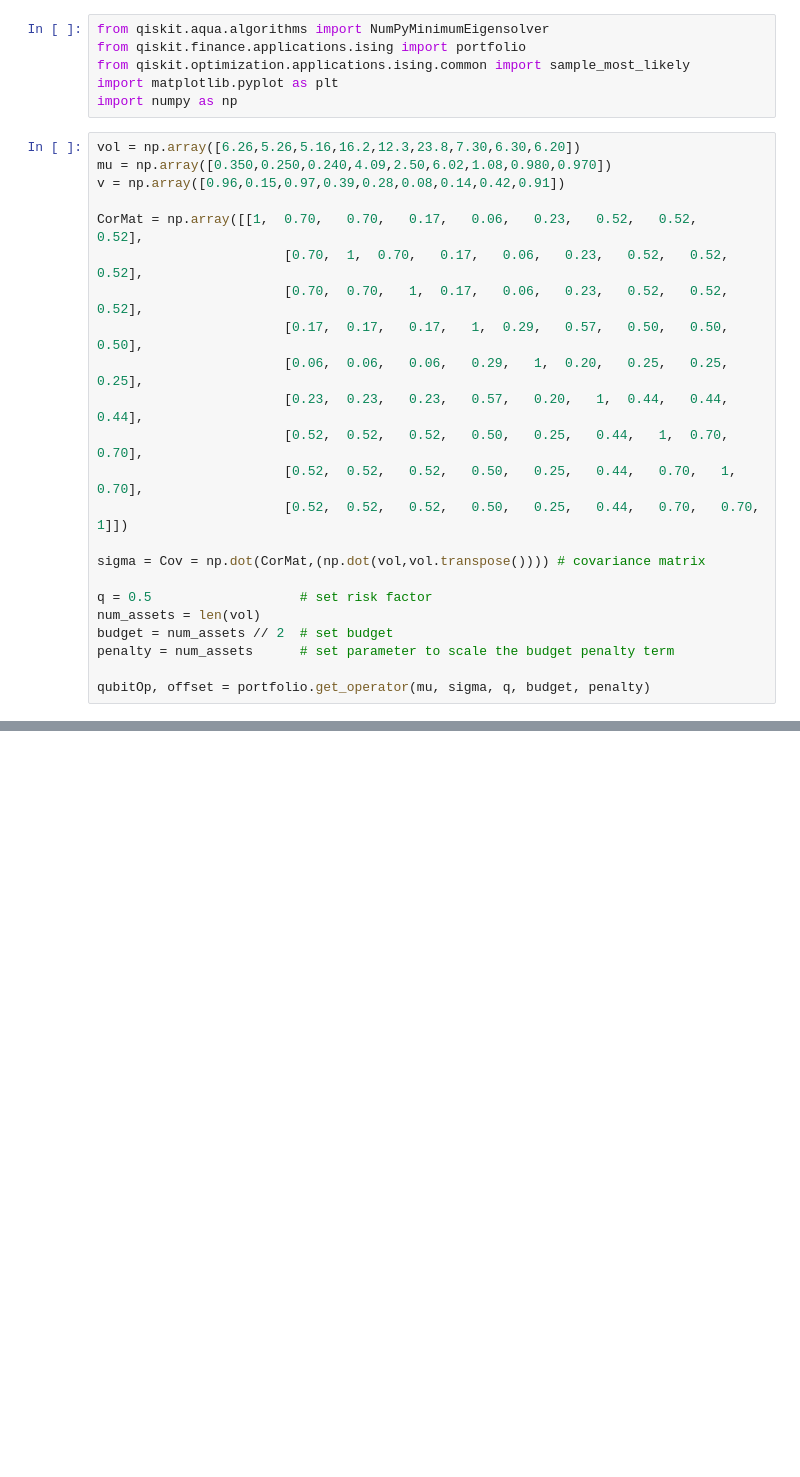
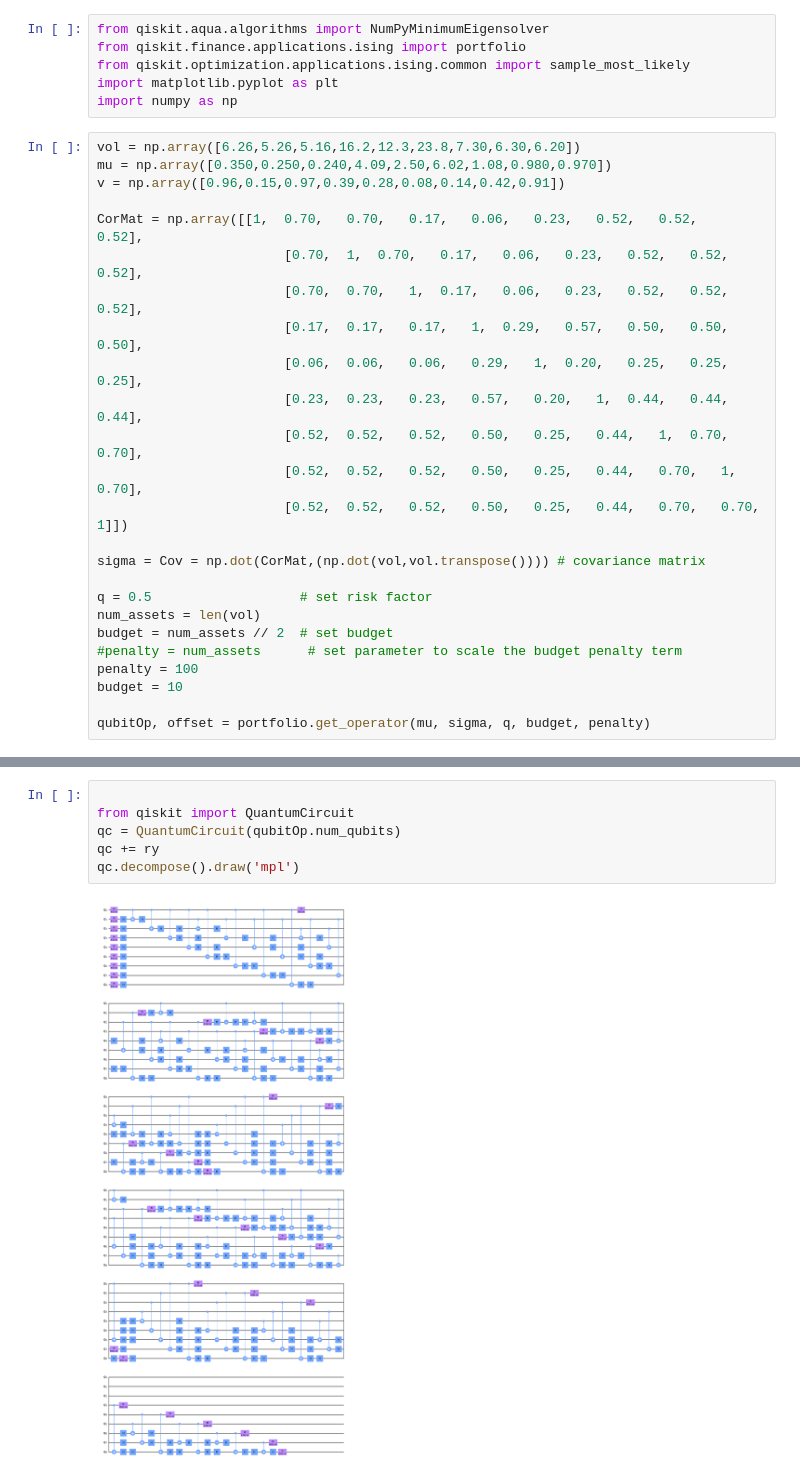
Before and after one commit to sergiogh/m-hackdays, a Jupyter notebook: asset_class_with_ibm.ipynb, the cells around one changed output, grey strips where cells are left out. Cells and saved outputs as stored; diff of their text form; blank space fills up the shorter version.

```diff
--- a/asset_class_with_ibm.ipynb
+++ b/asset_class_with_ibm.ipynb
@@ -24,7 +24,9 @@ sigma = Cov = np.dot(CorMat,(np.dot(vol,vol.transpose()))) # covariance matrix
 q = 0.5                   # set risk factor
 num_assets = len(vol)
 budget = num_assets // 2  # set budget
-penalty = num_assets      # set parameter to scale the budget penalty term
+#penalty = num_assets      # set parameter to scale the budget penalty term
+penalty = 100
+budget = 10
 
 qubitOp, offset = portfolio.get_operator(mu, sigma, q, budget, penalty)
 # %%
@@ -124,0 +128,8 @@ selection       value           probability
+# %%
+
+from qiskit import QuantumCircuit
+qc = QuantumCircuit(qubitOp.num_qubits)
+qc += ry
+qc.decompose().draw('mpl')
+# %% [output]
+[figure, added]
```
Also changed, not shown: parts of 4 cells of this notebook, 2 other files.
